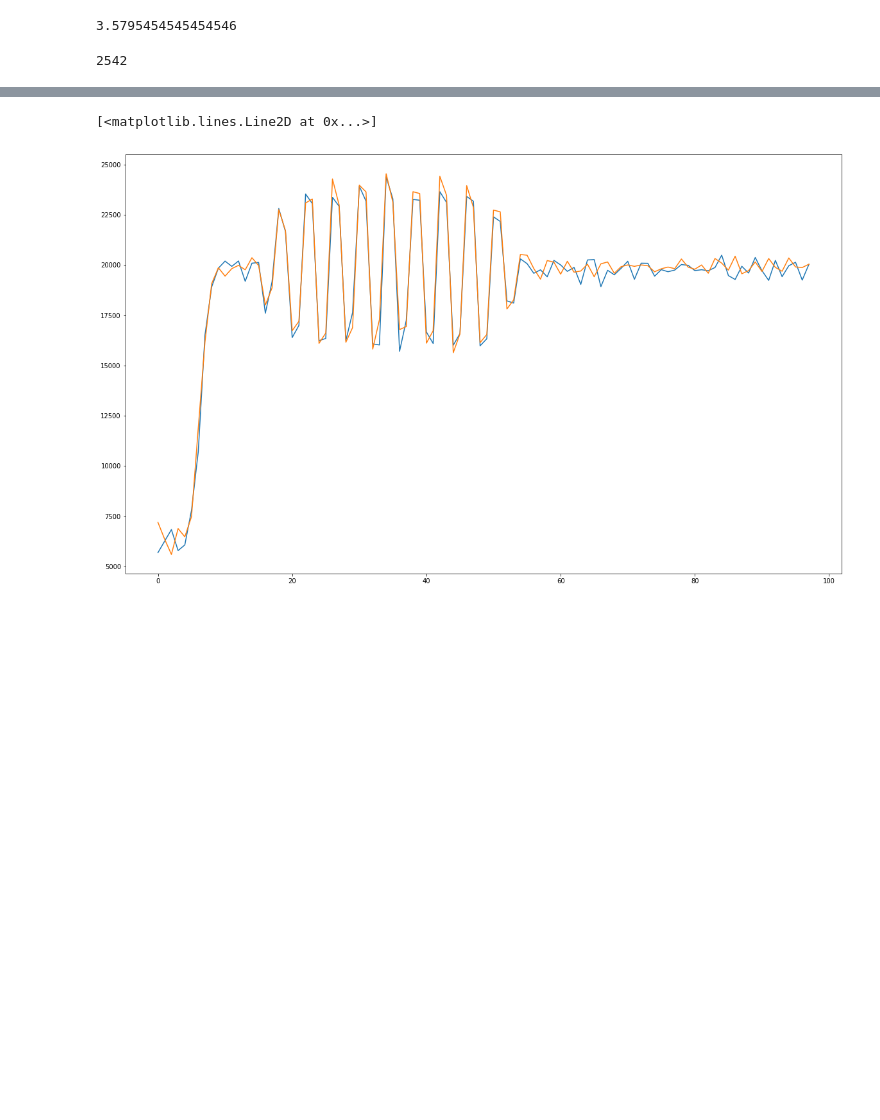
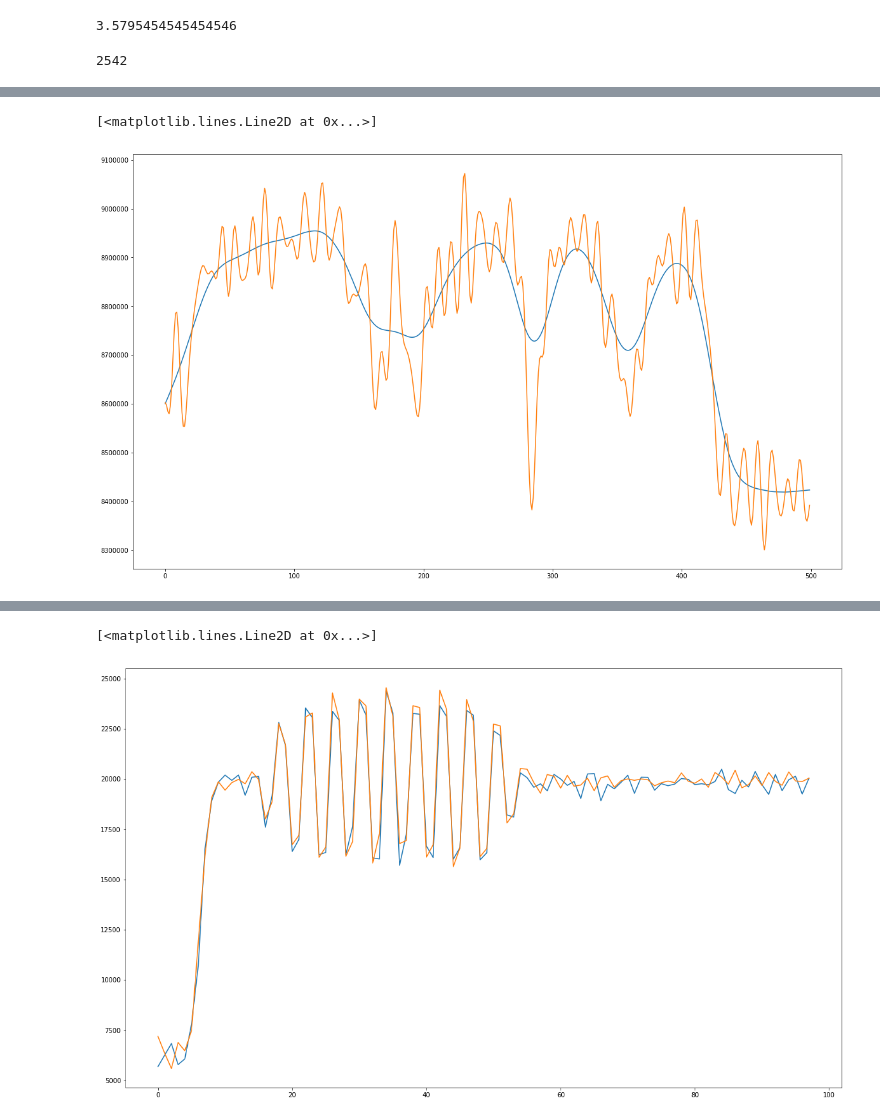
Before and after one commit to happycube/ld-decode, a Jupyter notebook: ld-decode-r1.ipynb, the cells around one changed output, grey strips where cells are left out. Saved outputs shown, nothing was run; the diff lists cells and outputs as text; code cells hidden in the pictures; blank space fills up the shorter version.

```diff
--- a/ld-decode-r1.ipynb
+++ b/ld-decode-r1.ipynb
@@ -684,0 +733,8 @@ def refine_linelocs_hsync(data, linelocs):
+# %%
+d = decode1[0]['demod_05']
+plt.plot(d[609449+32:609949+32])
+d = decode1[0]['demod']
+plt.plot(d[609449:609949])
+# %% [output]
+[<matplotlib.lines.Line2D at 0x...>]
+[figure, added]
```
Also changed, not shown: parts of 10 cells of this notebook.
